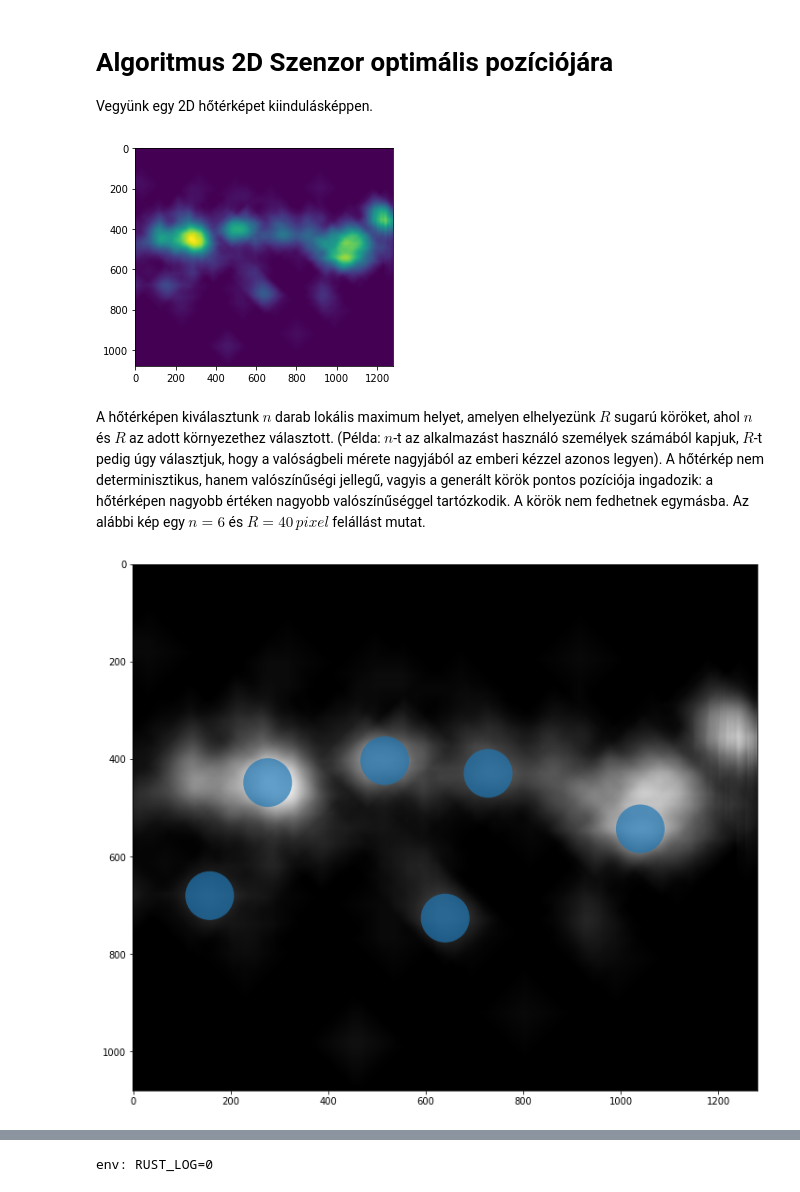
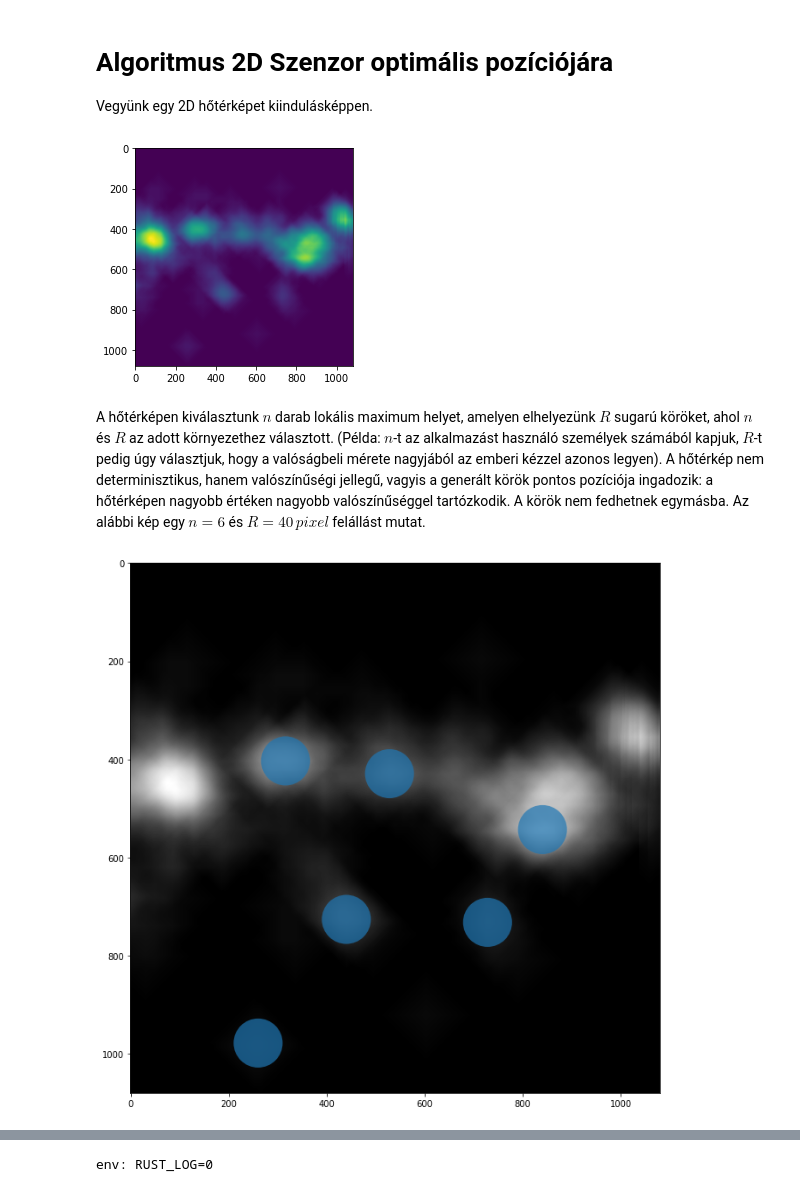
Before and after one commit to Ptrskay3/place_me, a Jupyter notebook: example.ipynb, the cells around one changed output, grey strips where cells are left out. Cells and saved outputs as stored; diff of their text form; code cells hidden in the pictures.

```diff
--- a/example.ipynb
+++ b/example.ipynb
@@ -5,20 +5,20 @@ Vegyünk egy 2D hőtérképet kiindulásképpen.
 # %%
 import numpy as np
 import matplotlib.pyplot as plt
 from matplotlib.patches import Circle
 import seaborn as sns
 from scipy import ndimage as ndi
 from scipy.stats import mode
 from skimage.feature import peak_local_max
 from tqdm import tqdm
-from place_me import run_v2 as optimize
+from place_me import optimize_v2, optimize_v3
 
 data = np.loadtxt('data/heatmap2.txt')
 data = 255 * data / data.max()
-data = data[:, 2560:3840]
+data = data[:, 2760:3840]
 plt.imshow(data);
 # %% [output]
-[figure, old version]
+[figure, new version]
 # %% [markdown]
 A hőtérképen kiválasztunk $n$ darab lokális maximum helyet, amelyen elhelyezünk $R$ sugarú köröket, ahol $n$ és $R$ az adott környezethez választott. (Példa: $n$-t az alkalmazást használó személyek számából kapjuk, $R$-t pedig úgy választjuk, hogy a valóságbeli mérete nagyjából az emberi kézzel azonos legyen). A hőtérkép nem determinisztikus, hanem valószínűségi jellegű, vagyis a generált körök pontos pozíciója ingadozik: a hőtérképen nagyobb értéken nagyobb valószínűséggel tartózkodik. A körök nem fedhetnek egymásba. Az alábbi kép egy $n = 6$ és $R = 40\,pixel$ felállást mutat.
 # %%
@@ -33,9 +33,11 @@ def plot_from_optimal_coords(data, peaks, arr=None):
     ax.imshow(data, cmap=plt.cm.gray)
     ax.autoscale(False)
     if arr is not None:
-        [x1, y1, x2, y2] = arr
+        [x1, y1, x2, y2,  x3, y3] = arr
         ax.plot(x1, y1, 'yx', markersize=25, markeredgewidth=3)
         ax.plot(x2, y2, 'rx', markersize=25, markeredgewidth=3)
+        if x3 is not None:
+            ax.plot(x3, y3, 'bx', markersize=25, markeredgewidth=3)
 
     for y, x in peaks:
         circ = Circle((x, y), CIRCLE_RADIUS, alpha=0.7)
@@ -47,7 +49,7 @@ def plot_from_optimal_coords(data, peaks, arr=None):
 
 plot_from_optimal_coords(data, peaks)
 # %% [output]
-[figure, old version]
+[figure, new version]
 # %% [markdown]
 Minden szenzor a hőtérkép kerülete mentén mozoghat. Egy szenzor esetén a lefedettséget úgy definiáljuk, hogy:
   - a lehető legtöbb kört lássuk
```
Also changed, not shown: parts of 8 cells of this notebook, 2 other files.
